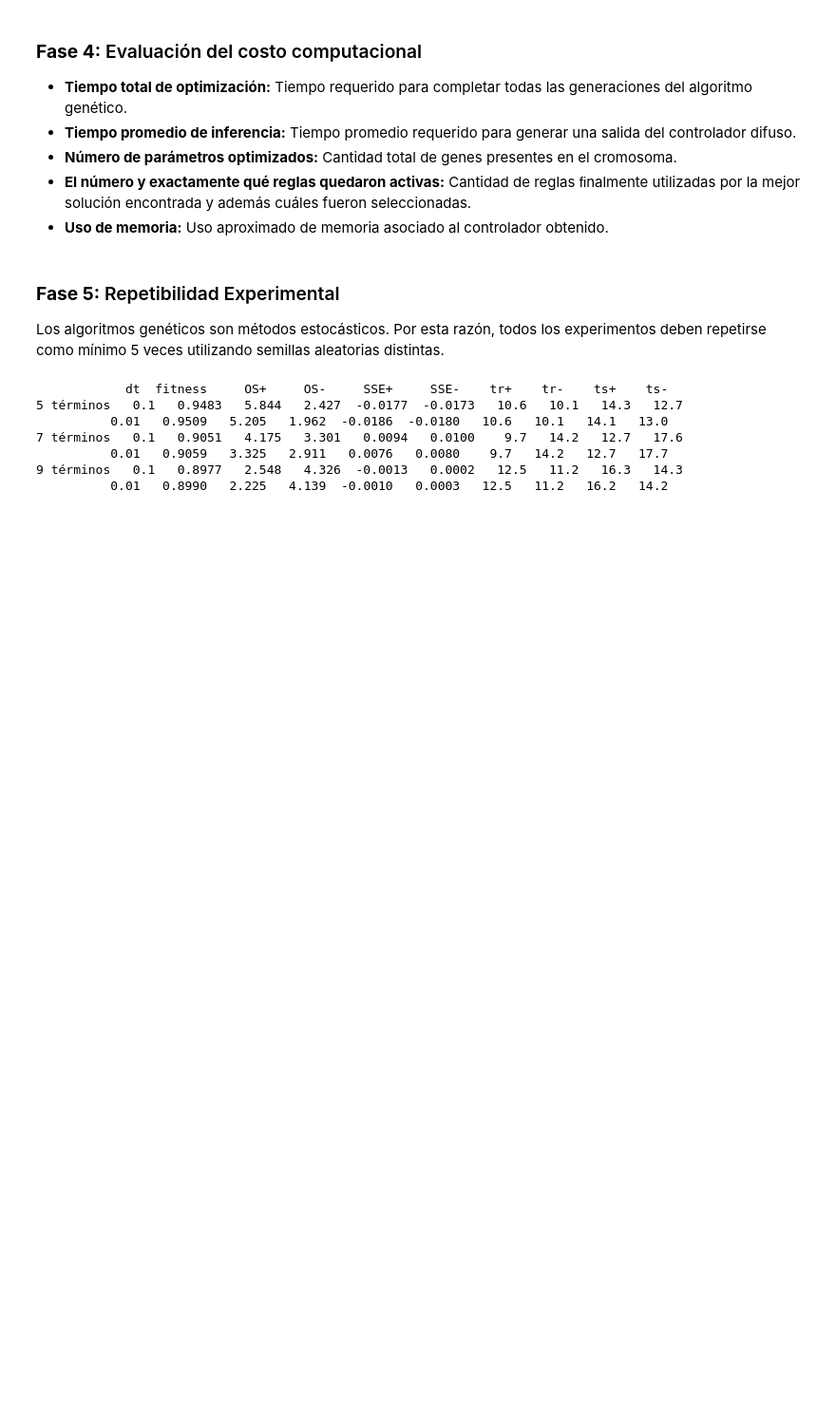
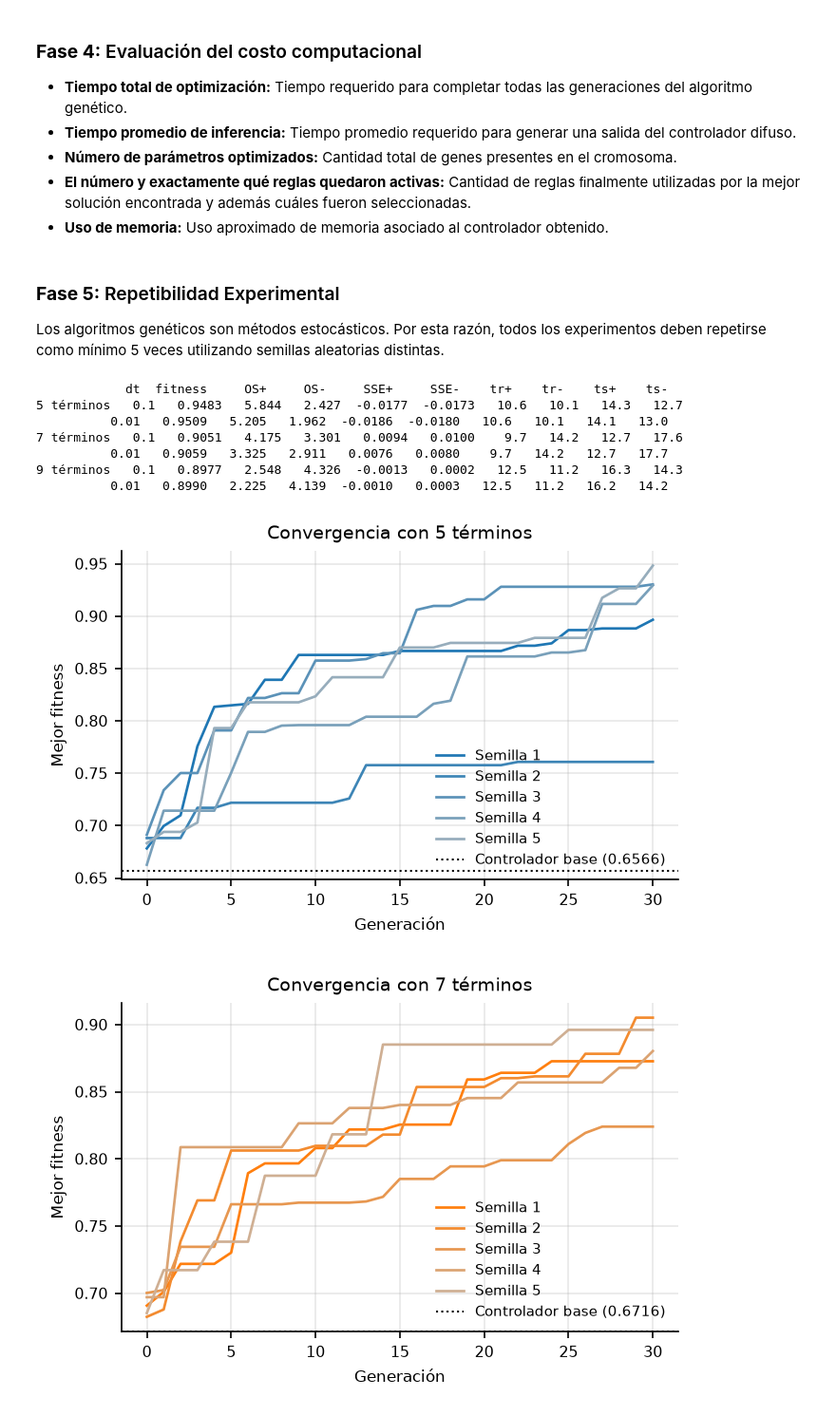
Before and after one commit to jesshdzz/computacion-flexible, a Jupyter notebook: examen2_AG.ipynb, the cells around one changed output. Shown at 95% size. Drawn from its saved outputs; the diff is of its cells as text; code cells hidden in the pictures; blank space fills up the shorter version.

```diff
--- a/examen2_AG.ipynb
+++ b/examen2_AG.ipynb
@@ -857,0 +906,25 @@ for n in TERMINOS:
+# %%
+for n in TERMINOS:
+    fig, eje = plt.subplots(figsize=(ANCHO * 0.8, 3.0))
+    colores = tonos(COLOR_N[n])
+    for s in SEMILLAS:
+        eje.plot(R[(n, s)]['historial'], color=colores[s - 1], lw=1.3, label=f'Semilla {s}')
+    eje.axhline(FITNESS_BASE[n], color='k', ls=':', lw=1, label=f'Controlador base ({FITNESS_BASE[n]:.4f})')
+    eje.set_xlabel('Generación'); eje.set_ylabel('Mejor fitness'); eje.set_title(f'Convergencia con {n} términos')
+    eje.legend(frameon=False, loc='lower right')
+    guardar(fig, f'fig05_conv_{n}')
+
+fig, ejes = plt.subplots(1, 3, figsize=(ANCHO, 2.6), sharey=True)
+for eje, n in zip(ejes, TERMINOS):
+    historiales = np.array([R[(n, s)]['historial'] for s in SEMILLAS])
+    media, desviacion = historiales.mean(axis=0), historiales.std(axis=0, ddof=1)
+    generaciones = np.arange(historiales.shape[1])
+    eje.plot(generaciones, media, color=COLOR_N[n], lw=1.6, label='Media')
+    eje.fill_between(generaciones, media - desviacion, media + desviacion, color=COLOR_N[n], alpha=0.25, label='± 1 desv. est.')
+    eje.axhline(FITNESS_BASE[n], color='k', ls=':', lw=0.9, label='Controlador base')
+    eje.set_title(f'N = {n}'); eje.set_xlabel('Generación')
+ejes[0].set_ylabel('Mejor fitness'); ejes[0].legend(frameon=False, loc='lower right', fontsize=6.5)
+fig.tight_layout(); guardar(fig, 'fig06_conv_media')
+# %% [output]
+[figure, added]
+[figure, added]
```
Also changed, not shown: parts of 8 cells of this notebook, 1 other file.
